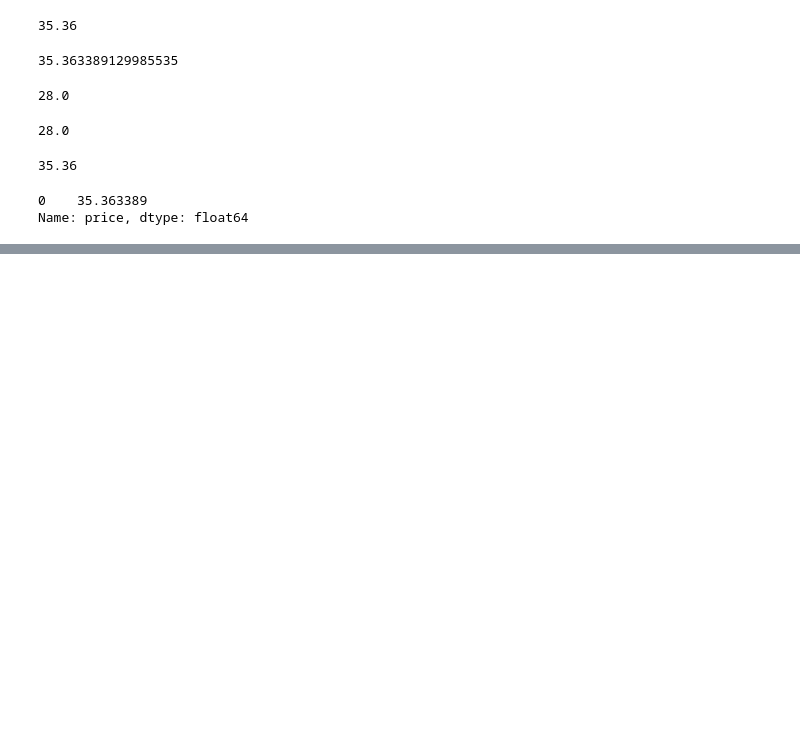
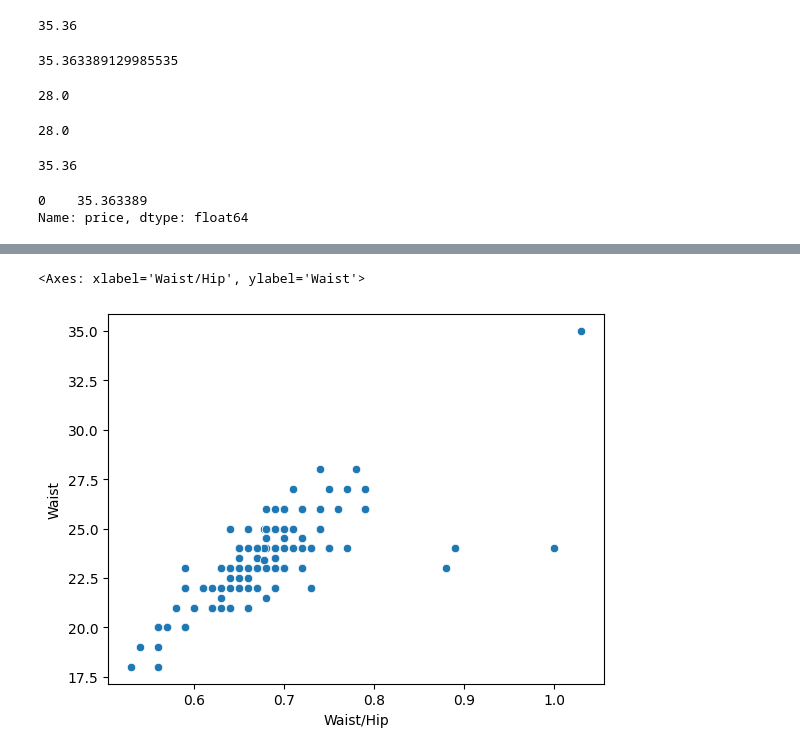
Before and after one commit to kondratiev-du/sf_data_science, a Jupyter notebook: education_folder/eda/eda_2/eda_2.ipynb, the cells around one changed output, grey strips where cells are left out. Cells and saved outputs as stored; diff of their text form; code cells hidden in the pictures; blank space fills up the shorter version.

```diff
--- a/education_folder/eda/eda_2/eda_2.ipynb
+++ b/education_folder/eda/eda_2/eda_2.ipynb
@@ -45,0 +159,5 @@ Name: price, dtype: float64
+# %%
+sns.scatterplot(data=data, x='Waist/Hip', y='Waist')
+# %% [output]
+<Axes: xlabel='Waist/Hip', ylabel='Waist'>
+[figure, added]
```
Also changed, not shown: parts of 21 cells of this notebook.
